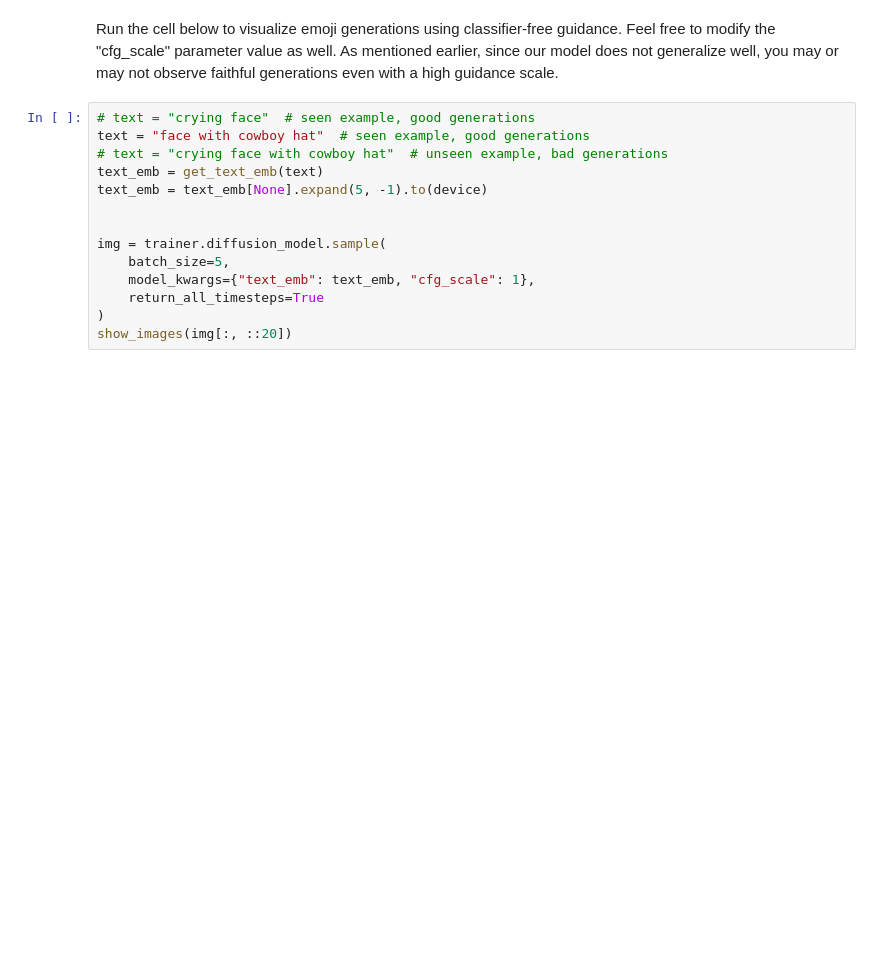
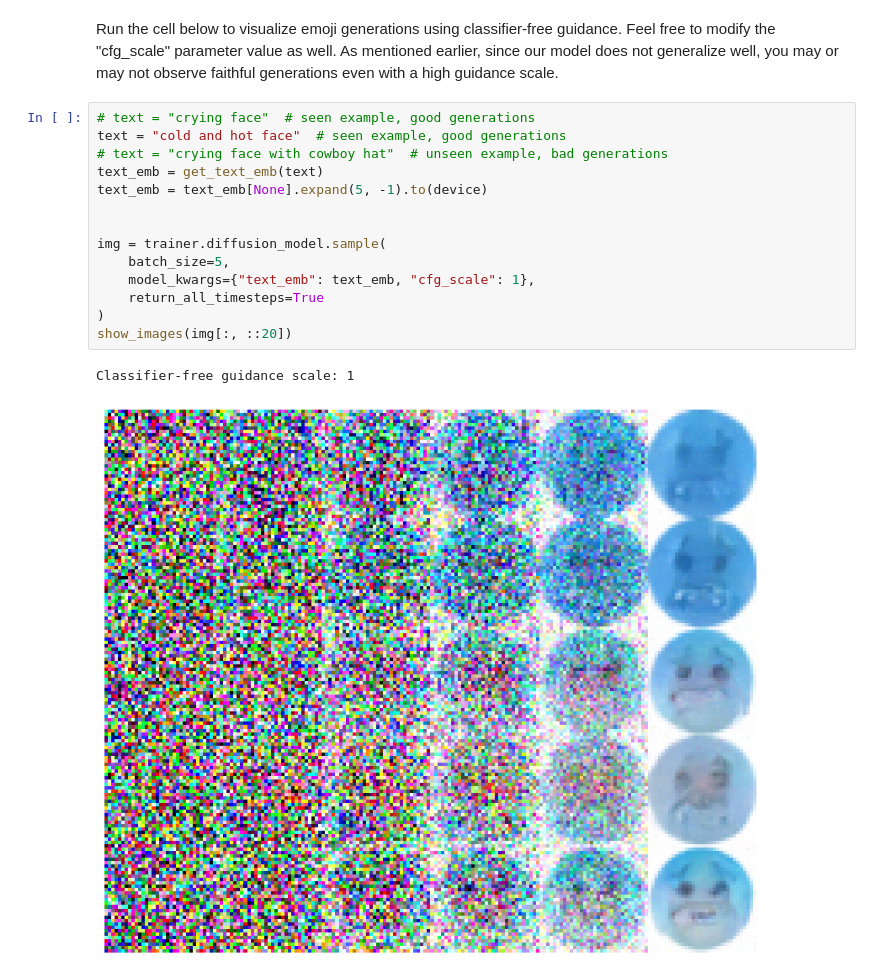
Before and after one commit to Yiran-yetuser/cs231n-2026, a Jupyter notebook: assignments/assignment3/DDPM.ipynb, the cells around one changed output. Cells and saved outputs as stored; diff of their text form; blank space fills up the shorter version.

```diff
--- a/assignments/assignment3/DDPM.ipynb
+++ b/assignments/assignment3/DDPM.ipynb
@@ -613,15 +638,18 @@ print("forward error: ", rel_error(out, expected_out))
 Run the cell below to visualize emoji generations using classifier-free guidance. Feel free to modify the "cfg_scale" parameter value as well. As mentioned earlier, since our model does not generalize well, you may or may not observe faithful generations even with a high guidance scale.
 # %%
 # text = "crying face"  # seen example, good generations
-text = "face with cowboy hat"  # seen example, good generations
+text = "cold and hot face"  # seen example, good generations
 # text = "crying face with cowboy hat"  # unseen example, bad generations
 text_emb = get_text_emb(text)
 text_emb = text_emb[None].expand(5, -1).to(device)
 
 
 img = trainer.diffusion_model.sample(
     batch_size=5,
     model_kwargs={"text_emb": text_emb, "cfg_scale": 1},
     return_all_timesteps=True
 )
 show_images(img[:, ::20])
+# %% [output]
+Classifier-free guidance scale: 1
+[figure, added]
```
Also changed, not shown: parts of 16 cells of this notebook, 2 other files.
